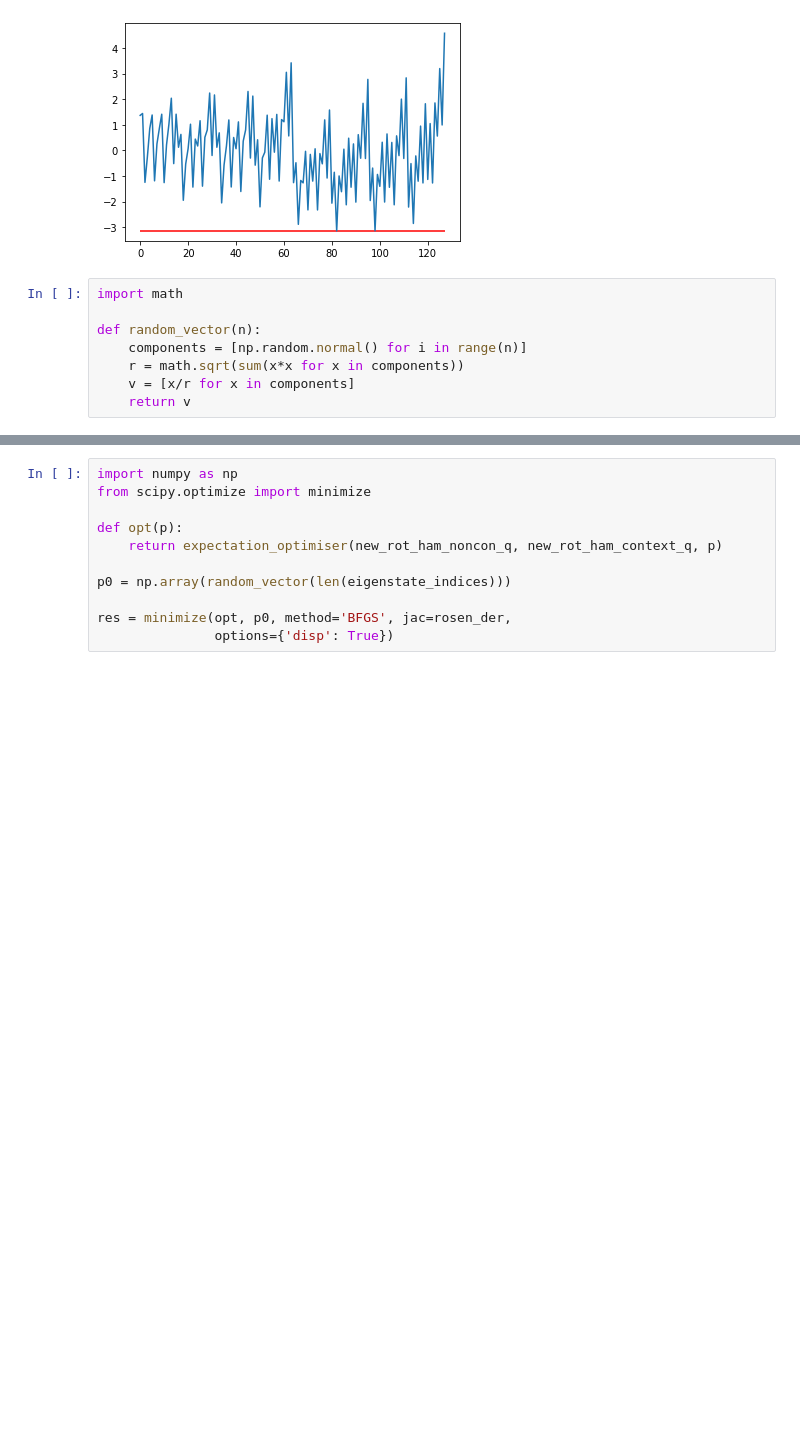
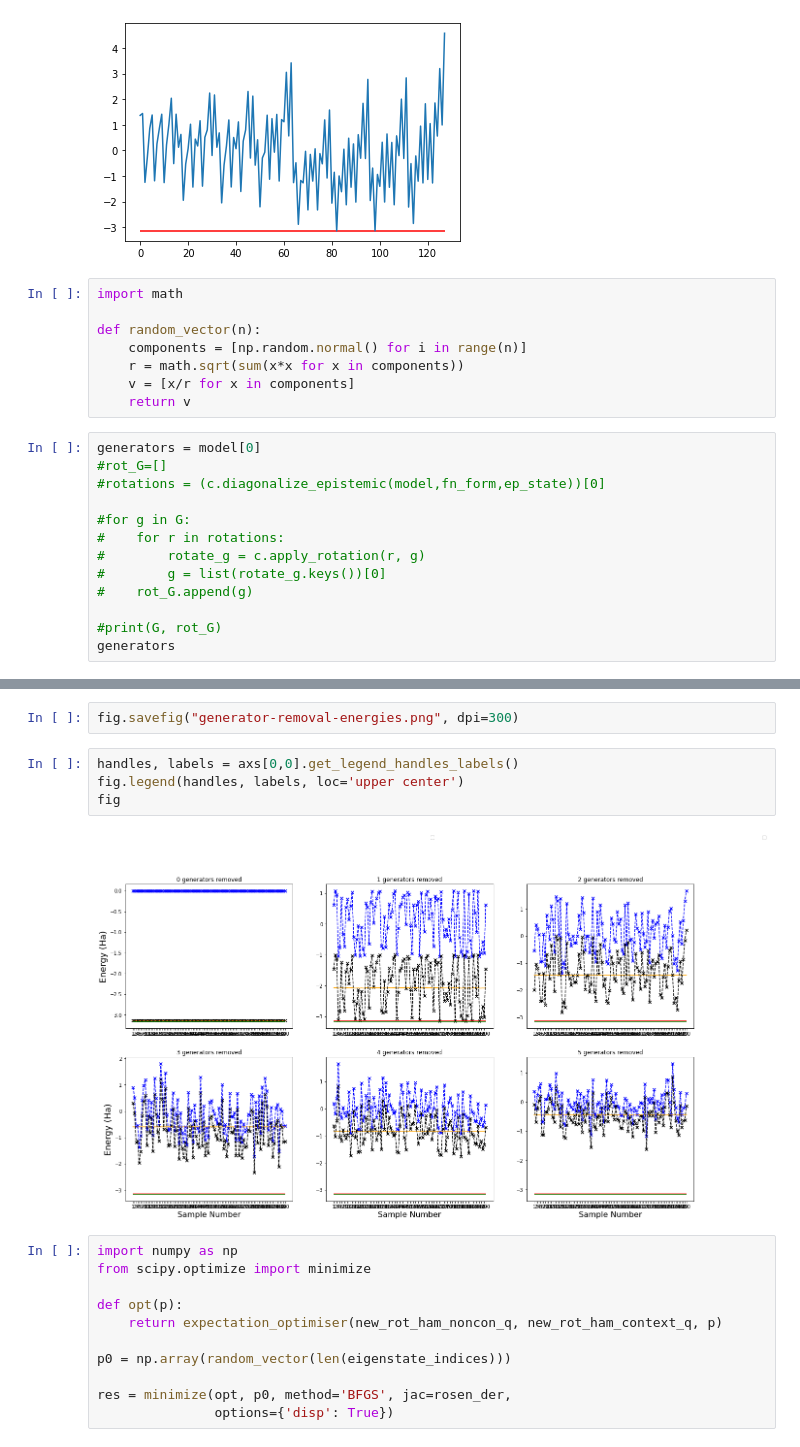
Before and after one commit to wmkirby1/CS-VQE, a Jupyter notebook: Epistemic State Sampling 2.ipynb, the cells around one changed output, grey strips where cells are left out. Cells and saved outputs as stored; diff of their text form; blank space fills up the shorter version.

Commit message:
Generated energy plots for removed generators

```diff
--- a/Epistemic State Sampling 2.ipynb
+++ b/Epistemic State Sampling 2.ipynb
@@ -497,3 +503,16 @@ def random_vector(n):
     r = math.sqrt(sum(x*x for x in components))
     v = [x/r for x in components]
     return v
+# %%
+generators = model[0]
+#rot_G=[]
+#rotations = (c.diagonalize_epistemic(model,fn_form,ep_state))[0]
+
+#for g in G:
+#    for r in rotations:
+#        rotate_g = c.apply_rotation(r, g)
+#        g = list(rotate_g.keys())[0]
+#    rot_G.append(g)
+
+#print(G, rot_G)
+generators
@@ -561,3 +620,11 @@ plt.hlines(true_gs, 0, shots, color='g')
+# %%
+fig.savefig("generator-removal-energies.png", dpi=300)
+# %%
+handles, labels = axs[0,0].get_legend_handles_labels()
+fig.legend(handles, labels, loc='upper center')
+fig
+# %% [output]
+[figure, added]
 # %%
 import numpy as np
 from scipy.optimize import minimize
```
Also changed, not shown: parts of 12 cells of this notebook.
